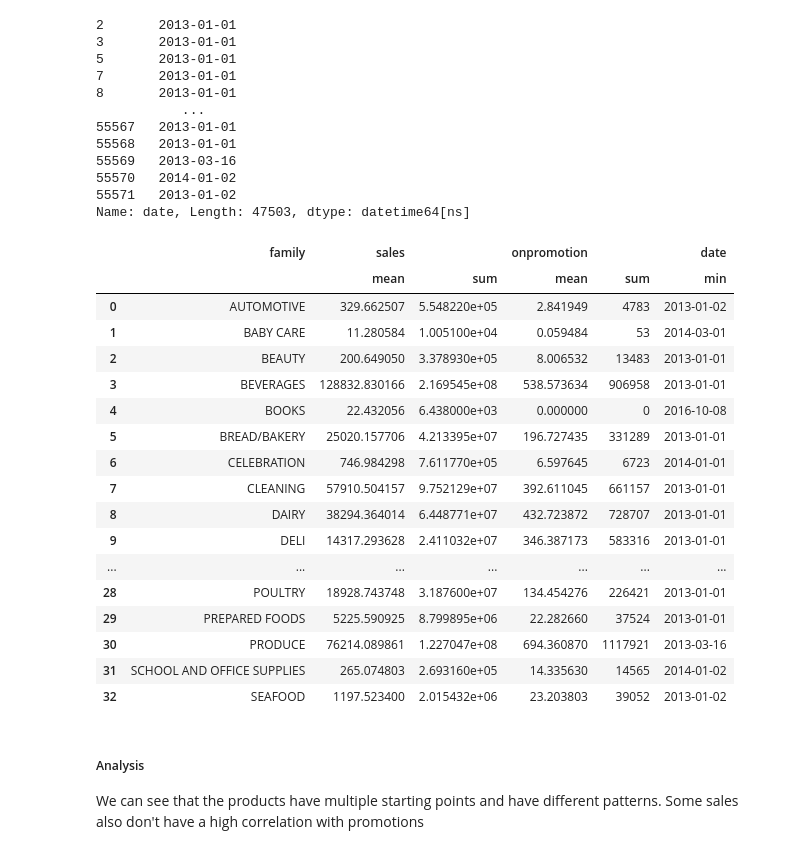
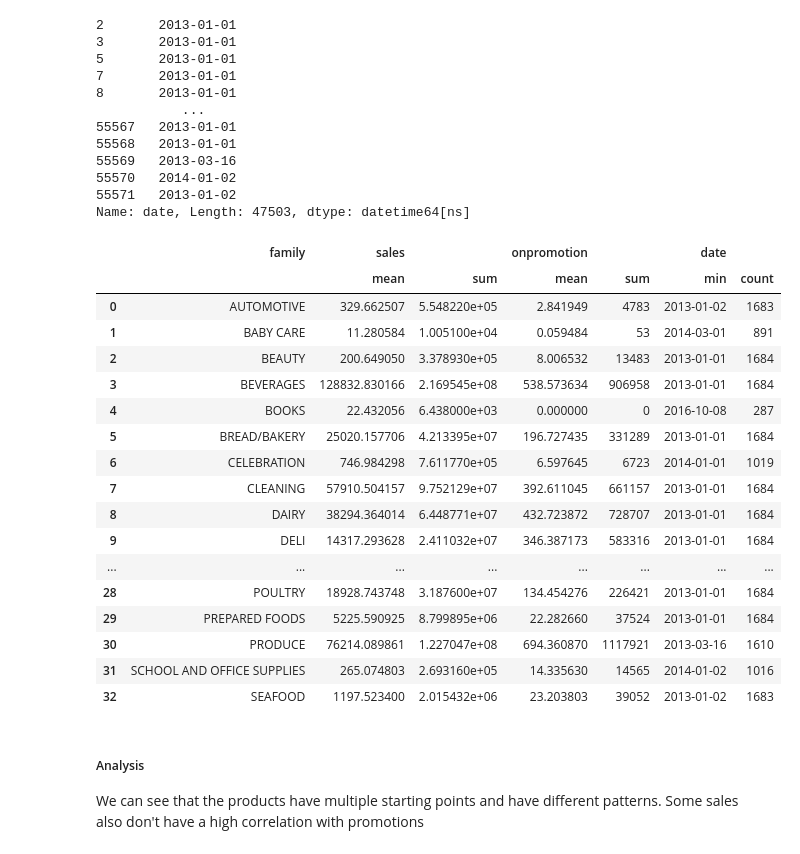
Before and after one commit to CarlosGuiSilva/store-sales-time-series-forecasting, a Jupyter notebook: notebooks/eda.ipynb, the cells around one changed output. Cells and saved outputs as stored; diff of their text form; code cells hidden in the pictures.

```diff
--- a/notebooks/eda.ipynb
+++ b/notebooks/eda.ipynb
@@ -349,30 +349,30 @@ Name: date, Length: 47503, dtype: datetime64[ns]
 # %%
 #### Creating a table for product performance comparison
 ### The dataset has a standard of showing every family product per day, even if the product was not sold at the time
 ### So we get the first sale date and drop everything before that so we have the accurate sales per day
 mask = prd_sales_df['sales'] != 0
 first_sale_date = prd_sales_df.where(mask).groupby('family')['date'].transform('min')
 filtered_prd_sl_df = prd_sales_df[prd_sales_df['date'] >= first_sale_date]
-filtered_prd_sl_df.groupby('family', as_index= False).agg({'sales':['mean','sum'],'onpromotion':['mean','sum'], 'date':'min'})
+filtered_prd_sl_df.groupby('family', as_index= False).agg({'sales':['mean','sum'],'onpromotion':['mean','sum'], 'date':['min','count']})
 # %% [output]
-|  | family | sales |  | onpromotion |  | date |
-|  |  | mean | sum | mean | sum | min |
-| 0 | AUTOMOTIVE | 329.662507 | 5.548220e+05 | 2.841949 | 4783 | 2013-01-02 |
-| 1 | BABY CARE | 11.280584 | 1.005100e+04 | 0.059484 | 53 | 2014-03-01 |
-| 2 | BEAUTY | 200.649050 | 3.378930e+05 | 8.006532 | 13483 | 2013-01-01 |
-| 3 | BEVERAGES | 128832.830166 | 2.169545e+08 | 538.573634 | 906958 | 2013-01-01 |
-| 4 | BOOKS | 22.432056 | 6.438000e+03 | 0.000000 | 0 | 2016-10-08 |
-| 5 | BREAD/BAKERY | 25020.157706 | 4.213395e+07 | 196.727435 | 331289 | 2013-01-01 |
-| 6 | CELEBRATION | 746.984298 | 7.611770e+05 | 6.597645 | 6723 | 2014-01-01 |
-| 7 | CLEANING | 57910.504157 | 9.752129e+07 | 392.611045 | 661157 | 2013-01-01 |
-| 8 | DAIRY | 38294.364014 | 6.448771e+07 | 432.723872 | 728707 | 2013-01-01 |
-| 9 | DELI | 14317.293628 | 2.411032e+07 | 346.387173 | 583316 | 2013-01-01 |
-| ... | ... | ... | ... | ... | ... | ... |
-| 28 | POULTRY | 18928.743748 | 3.187600e+07 | 134.454276 | 226421 | 2013-01-01 |
-| 29 | PREPARED FOODS | 5225.590925 | 8.799895e+06 | 22.282660 | 37524 | 2013-01-01 |
-| 30 | PRODUCE | 76214.089861 | 1.227047e+08 | 694.360870 | 1117921 | 2013-03-16 |
-| 31 | SCHOOL AND OFFICE SUPPLIES | 265.074803 | 2.693160e+05 | 14.335630 | 14565 | 2014-01-02 |
-| 32 | SEAFOOD | 1197.523400 | 2.015432e+06 | 23.203803 | 39052 | 2013-01-02 |
+|  | family | sales |  | onpromotion |  | date |  |
+|  |  | mean | sum | mean | sum | min | count |
+| 0 | AUTOMOTIVE | 329.662507 | 5.548220e+05 | 2.841949 | 4783 | 2013-01-02 | 1683 |
+| 1 | BABY CARE | 11.280584 | 1.005100e+04 | 0.059484 | 53 | 2014-03-01 | 891 |
+| 2 | BEAUTY | 200.649050 | 3.378930e+05 | 8.006532 | 13483 | 2013-01-01 | 1684 |
+| 3 | BEVERAGES | 128832.830166 | 2.169545e+08 | 538.573634 | 906958 | 2013-01-01 | 1684 |
+| 4 | BOOKS | 22.432056 | 6.438000e+03 | 0.000000 | 0 | 2016-10-08 | 287 |
+| 5 | BREAD/BAKERY | 25020.157706 | 4.213395e+07 | 196.727435 | 331289 | 2013-01-01 | 1684 |
+| 6 | CELEBRATION | 746.984298 | 7.611770e+05 | 6.597645 | 6723 | 2014-01-01 | 1019 |
+| 7 | CLEANING | 57910.504157 | 9.752129e+07 | 392.611045 | 661157 | 2013-01-01 | 1684 |
+| 8 | DAIRY | 38294.364014 | 6.448771e+07 | 432.723872 | 728707 | 2013-01-01 | 1684 |
+| 9 | DELI | 14317.293628 | 2.411032e+07 | 346.387173 | 583316 | 2013-01-01 | 1684 |
+| ... | ... | ... | ... | ... | ... | ... | ... |
+| 28 | POULTRY | 18928.743748 | 3.187600e+07 | 134.454276 | 226421 | 2013-01-01 | 1684 |
+| 29 | PREPARED FOODS | 5225.590925 | 8.799895e+06 | 22.282660 | 37524 | 2013-01-01 | 1684 |
+| 30 | PRODUCE | 76214.089861 | 1.227047e+08 | 694.360870 | 1117921 | 2013-03-16 | 1610 |
+| 31 | SCHOOL AND OFFICE SUPPLIES | 265.074803 | 2.693160e+05 | 14.335630 | 14565 | 2014-01-02 | 1016 |
+| 32 | SEAFOOD | 1197.523400 | 2.015432e+06 | 23.203803 | 39052 | 2013-01-02 | 1683 |
 # %% [markdown]
 ##### Analysis
 We can see that the products have multiple starting points and have different patterns. Some sales also don't have a high correlation with promotions
```
